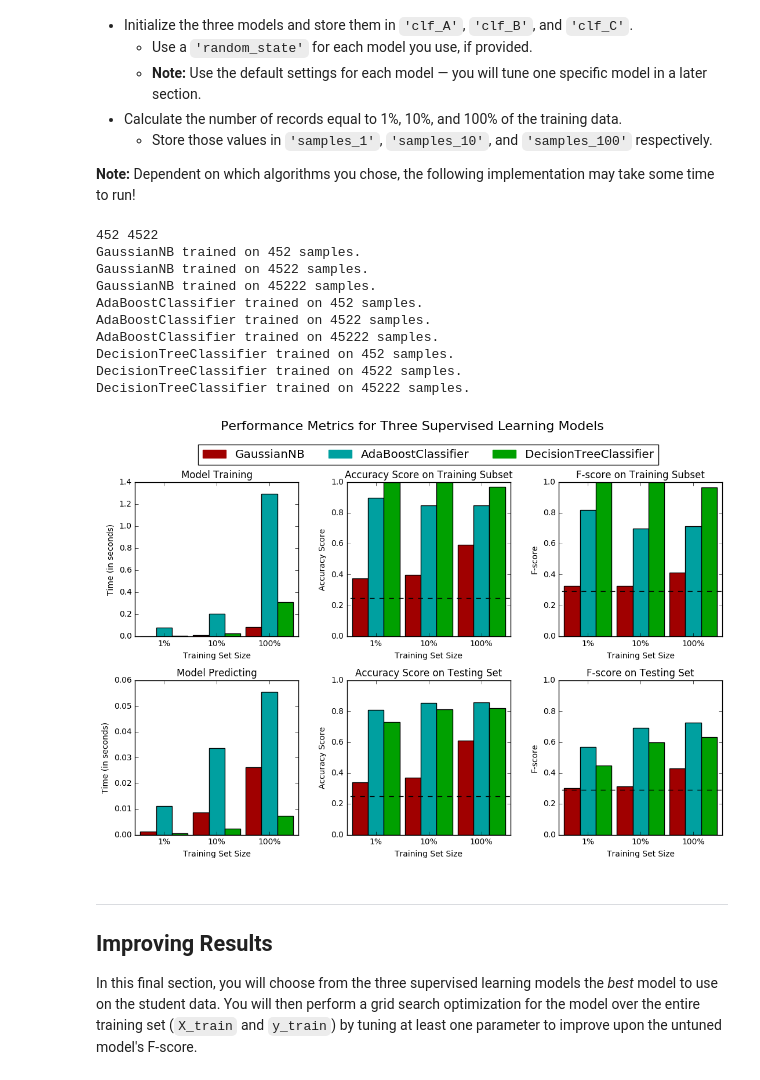
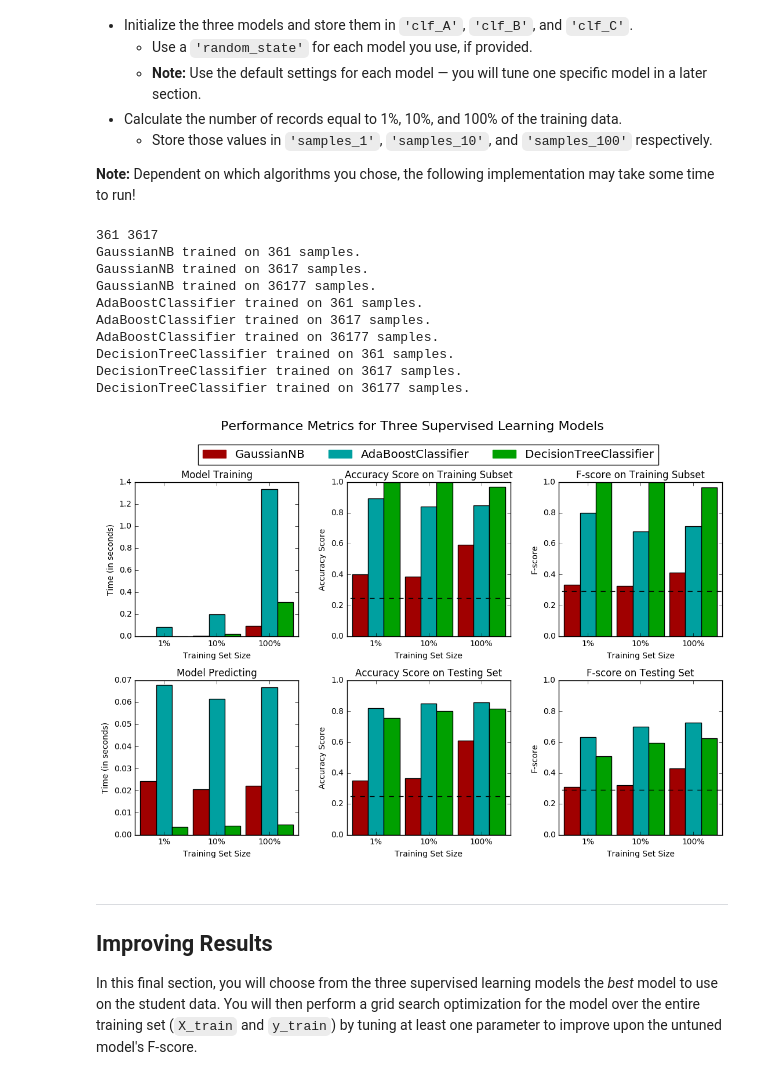
Before and after one commit to tomhirschfeld/machine-learning, a Jupyter notebook: projects/finding_donors/finding_donors.ipynb, the cells around one changed output. Drawn from its saved outputs; the diff is of its cells as text; code cells hidden in the pictures.

```diff
--- a/projects/finding_donors/finding_donors.ipynb
+++ b/projects/finding_donors/finding_donors.ipynb
@@ -318,7 +318,7 @@ def train_predict(learner, sample_size, X_train, y_train, X_test, y_test):
     # TODO: Get the predictions on the test set,
     #       then get predictions on the first 300 training samples
     start = time()
-    predictions_test = learner.predict(X_test[:sample_size])
+    predictions_test = learner.predict(X_test)
     predictions_train = learner.predict(X_train[:300])
     end = time()
 
@@ -326,16 +326,16 @@ def train_predict(learner, sample_size, X_train, y_train, X_test, y_test):
     results['pred_time'] = end - start
 
     # TODO: Compute accuracy on the first 300 training samples
-    results['acc_train'] = learner.score(X_train[:300], y_train[:300])
+    results['acc_train'] = accuracy_score(y_train[:300], predictions_train[:300])
 
     # TODO: Compute accuracy on test set
-    results['acc_test'] = learner.score(X_test[:sample_size], y_test[:sample_size])
+    results['acc_test'] = accuracy_score(y_test, predictions_test)
 
     # TODO: Compute F-score on the the first 300 training samples
-    results['f_train'] = fbeta_score(y_train[:300], predictions_train, 0.5)
+    results['f_train'] = fbeta_score(y_train[:300], predictions_train[:300], 0.5)
 
     # TODO: Compute F-score on the test set
-    results['f_test'] = fbeta_score(y_test[:sample_size], predictions_test, 0.5)
+    results['f_test'] = fbeta_score(y_test, predictions_test, 0.5)
 
     # Success
     print "{} trained on {} samples.".format(learner.__class__.__name__, sample_size)
@@ -356,44 +356,46 @@ In the code cell, you will need to implement the following:
 # %%
 # TODO: Import the three supervised learning models from sklearn
 from sklearn.naive_bayes import GaussianNB
 from sklearn.ensemble import AdaBoostClassifier
 from sklearn.tree import DecisionTreeClassifier
 
 # TODO: Initialize the three models
 clf_A = GaussianNB()
 clf_B = AdaBoostClassifier()
 clf_C = DecisionTreeClassifier()
 
 # TODO: Calculate the number of samples for 1%, 10%, and 100% of the training data
-samples_1 = n_records / 100
-samples_10 = n_records / 10
-samples_100 = n_records
+
+n_train = X_train.shape[0]
+samples_1 = n_train / 100
+samples_10 = n_train / 10
+samples_100 = n_train
 
 print samples_1, samples_10
 
 # Collect results on the learners
 results = {}
 for clf in [clf_A, clf_B, clf_C]:
     clf_name = clf.__class__.__name__
     results[clf_name] = {}
     for i, samples in enumerate([samples_1, samples_10, samples_100]):
         results[clf_name][i] = \
         train_predict(clf, samples, X_train, y_train, X_test, y_test)
 
 # Run metrics visualization for the three supervised learning models chosen
 vs.evaluate(results, accuracy, fscore)
 # %% [output]
-452 4522
-GaussianNB trained on 452 samples.
-GaussianNB trained on 4522 samples.
-GaussianNB trained on 45222 samples.
-AdaBoostClassifier trained on 452 samples.
-AdaBoostClassifier trained on 4522 samples.
-AdaBoostClassifier trained on 45222 samples.
-DecisionTreeClassifier trained on 452 samples.
-DecisionTreeClassifier trained on 4522 samples.
-DecisionTreeClassifier trained on 45222 samples.
+361 3617
+GaussianNB trained on 361 samples.
+GaussianNB trained on 3617 samples.
+GaussianNB trained on 36177 samples.
+AdaBoostClassifier trained on 361 samples.
+AdaBoostClassifier trained on 3617 samples.
+AdaBoostClassifier trained on 36177 samples.
+DecisionTreeClassifier trained on 361 samples.
+DecisionTreeClassifier trained on 3617 samples.
+DecisionTreeClassifier trained on 36177 samples.
-[figure, old version]
+[figure, new version]
 # %% [markdown]
 ----
 ## Improving Results
```
Also changed, not shown: parts of 5 cells of this notebook.
